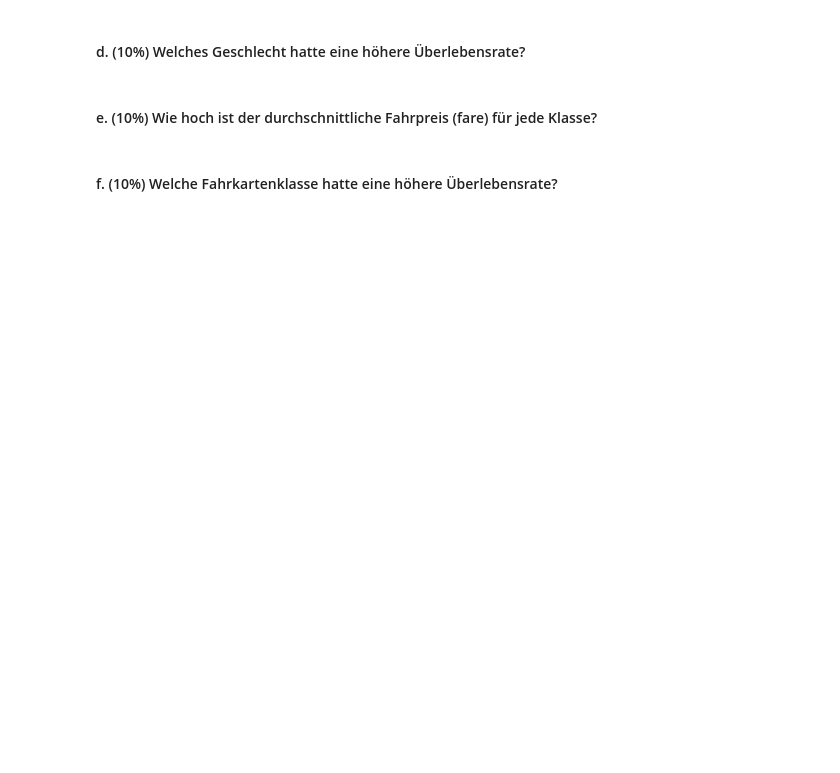
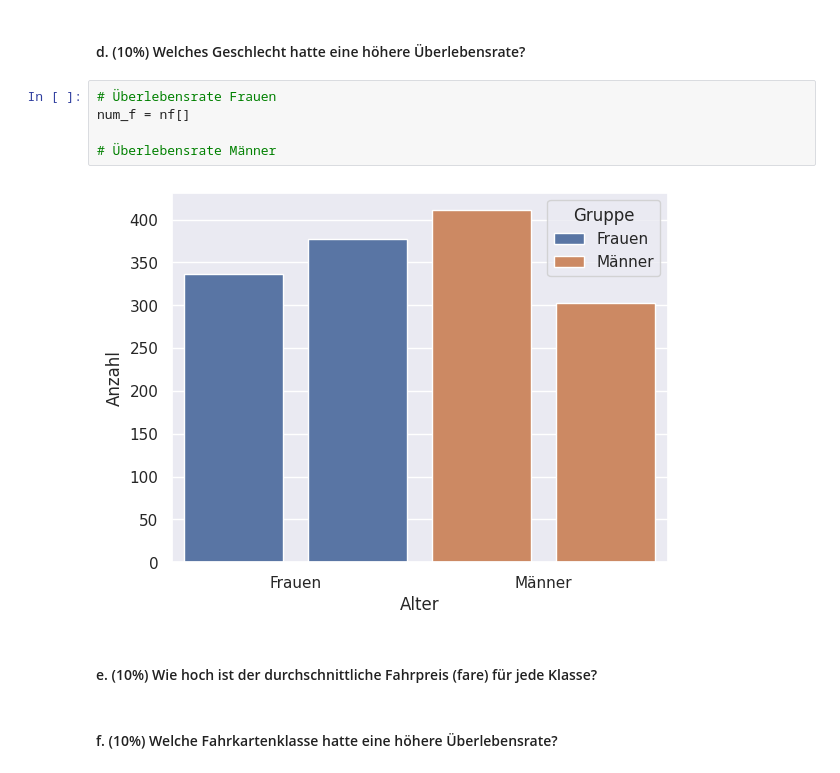
Before and after one commit to LukasLow/UniKurs_DataScience1, a Jupyter notebook: Hausaufgaben/Aufgaben/Hausaufgabe04/Exercise_pandas_seaborn.ipynb, the cells around one changed output. Saved outputs shown, nothing was run; the diff lists cells and outputs as text; blank space fills up the shorter version.

```diff
--- a/Hausaufgaben/Aufgaben/Hausaufgabe04/Exercise_pandas_seaborn.ipynb
+++ b/Hausaufgaben/Aufgaben/Hausaufgabe04/Exercise_pandas_seaborn.ipynb
@@ -323,5 +362,12 @@ Durchschnitt: 29.69327731092437
 # %% [markdown]
 #### d. (10%) Welches Geschlecht hatte eine höhere Überlebensrate?
+# %%
+# Überlebensrate Frauen
+num_f = nf[]
+
+# Überlebensrate Männer
+# %% [output]
+[figure, added]
 # %% [markdown]
 #### e. (10%) Wie hoch ist der durchschnittliche Fahrpreis (fare) für jede Klasse?
 # %% [markdown]
```
Also changed, not shown: parts of 2 cells of this notebook.
